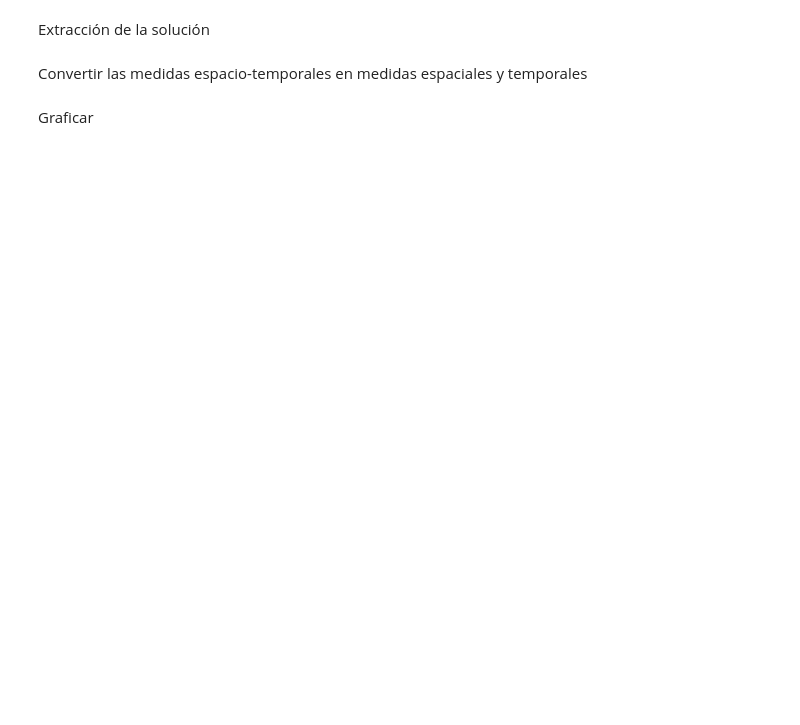
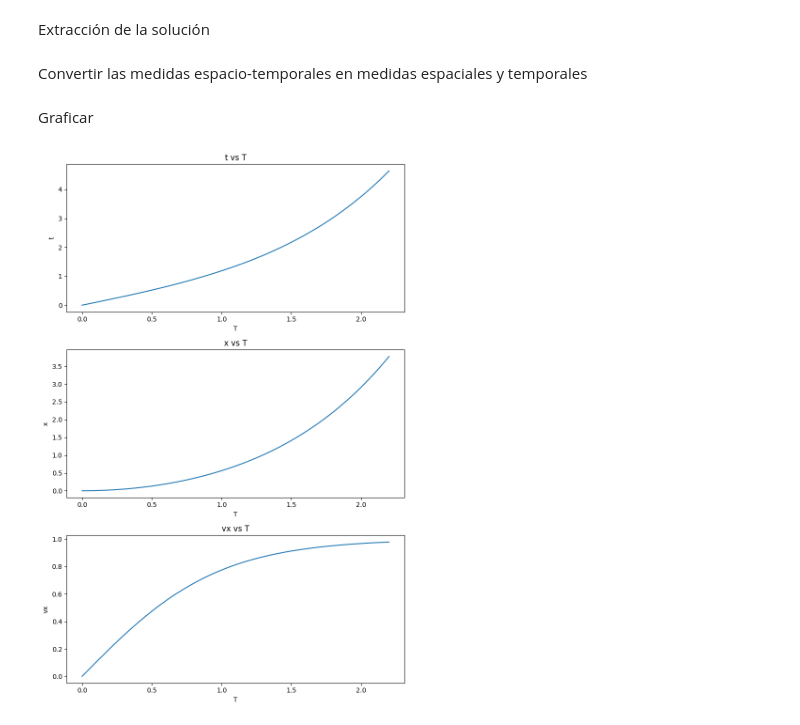
Before and after one commit to juanfersalgado/Clase-Relatividad, a Jupyter notebook: edm-espacio_temporal.ipynb, the cells around one changed output. Saved outputs shown, nothing was run; the diff lists cells and outputs as text; code cells hidden in the pictures; blank space fills up the shorter version.

```diff
--- a/edm-espacio_temporal.ipynb
+++ b/edm-espacio_temporal.ipynb
@@ -78,7 +81,7 @@ Y0 = np.array([T, x, y, z, Ut, Ux, Uy, Uz])
 from scipy.integrate import solve_ivp
 # %%
 alpha = 9.8 / UA
-taus = np.linspace(0, 4*UT, 100)
+taus = np.linspace(0, 2.2, 100)
 solucion = solve_ivp(ed_espacio_tiempo, (taus[0], taus[-1]), Y0, args=(alpha,), t_eval=taus)
 # %%
 solucion
@@ -130,22 +130,24 @@ Graficar
 # %%
 import matplotlib.pyplot as plt
 
 fig, axs = plt.subplots(3, 1, figsize=(8, 12))
 
 # eje independiente: T (Ts)
-axs[0].plot(Ts, ts)
+axs[0].plot(taus, ts)
 axs[0].set_xlabel('T')
 axs[0].set_ylabel('t')
 axs[0].set_title('t vs T')
 
-axs[1].plot(Ts, xs)
+axs[1].plot(taus, xs)
 axs[1].set_xlabel('T')
 axs[1].set_ylabel('x')
 axs[1].set_title('x vs T')
 
-axs[2].plot(Ts, vxs)
+axs[2].plot(taus, vxs)
 axs[2].set_xlabel('T')
 axs[2].set_ylabel('vx')
 axs[2].set_title('vx vs T')
 
 plt.tight_layout()
+# %% [output]
+[figure, added]
```
Also changed, not shown: parts of 2 cells of this notebook, 6 other files.
